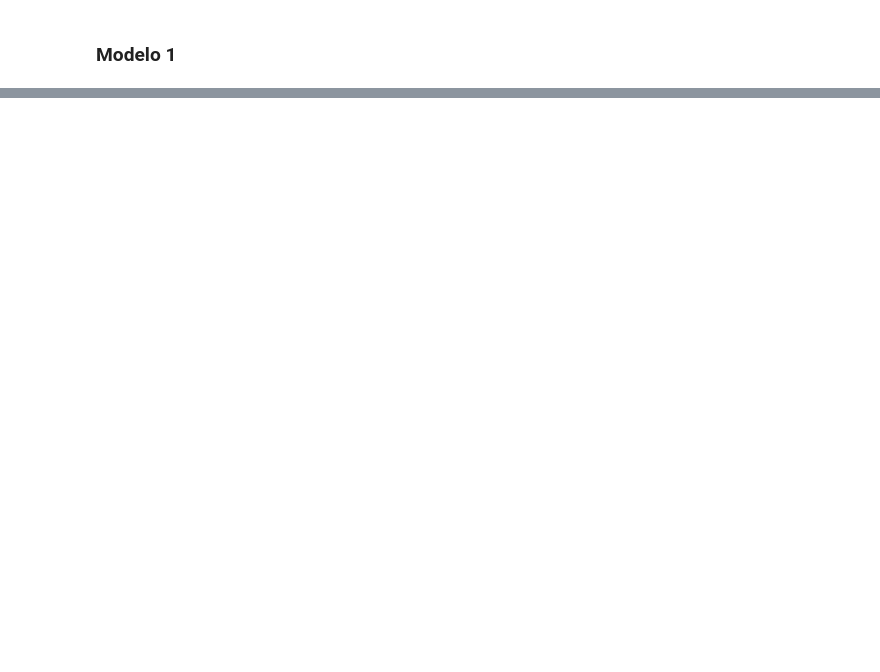
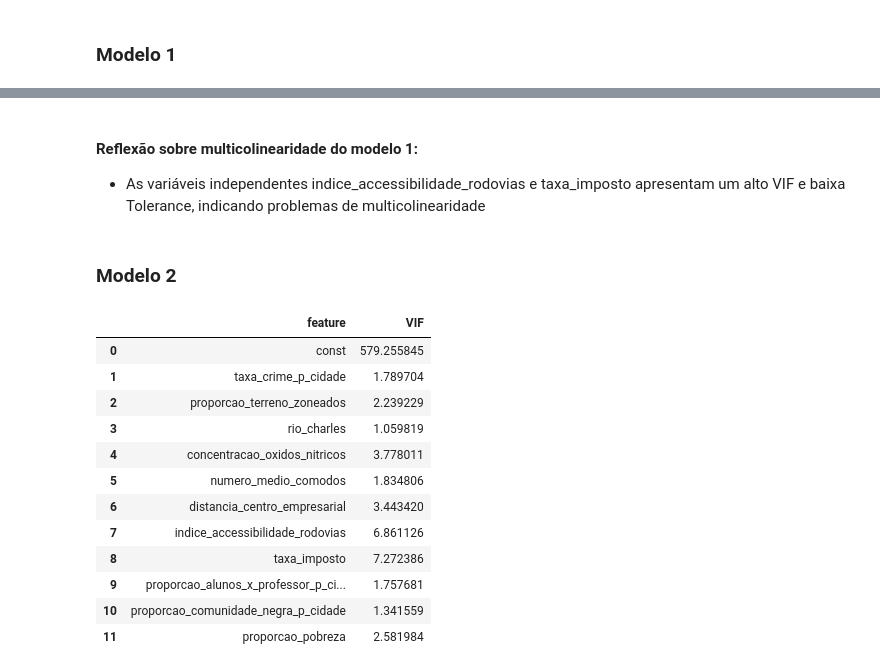
Before and after one commit to robson-quaresma/multiple-regression-housing-price, a Jupyter notebook: boston_housing_price.ipynb, the cells around one changed output, grey strips where cells are left out. Drawn from its saved outputs; the diff is of its cells as text; code cells hidden in the pictures; blank space fills up the shorter version.

```diff
--- a/boston_housing_price.ipynb
+++ b/boston_housing_price.ipynb
@@ -559,2 +562,9 @@ strong multicollinearity or other numerical problems.
+# %%
+def vif_calc(X, vif_df):
+    for i in range(len(X.columns)):
+        vif = variance_inflation_factor(X.values, i)
+        vif_df.loc[i, "VIF"] = vif
+
+    return vif_df
 # %% [markdown]
 ### Modelo 1
@@ -562,0 +600,5 @@ vif1 = pd.DataFrame()
+# %% [markdown]
+#### Reflexão sobre multicolinearidade do modelo 1:
+- As variáveis independentes indice_accessibilidade_rodovias e taxa_imposto apresentam um alto VIF e baixa Tolerance, indicando problemas de multicolinearidade
+# %% [markdown]
+### Modelo 2
@@ -562,0 +607,25 @@ vif1 = pd.DataFrame()
+# %%
+# VIF
+vif2 = pd.DataFrame()
+vif2['feature'] = X2.columns
+vif2 = vif_calc(X2, vif2)
+# %%
+# Tolerance
+vif2['tolerance'] = 1/vif2['VIF']
+# %%
+# Exibindo VIF e Tolerance para o modelo 2
+vif2
+# %% [output]
+|  | feature | VIF |
+| 0 | const | 579.255845 |
+| 1 | taxa_crime_p_cidade | 1.789704 |
+| 2 | proporcao_terreno_zoneados | 2.239229 |
+| 3 | rio_charles | 1.059819 |
+| 4 | concentracao_oxidos_nitricos | 3.778011 |
+| 5 | numero_medio_comodos | 1.834806 |
+| 6 | distancia_centro_empresarial | 3.443420 |
+| 7 | indice_accessibilidade_rodovias | 6.861126 |
+| 8 | taxa_imposto | 7.272386 |
+| 9 | proporcao_alunos_x_professor_p_ci... | 1.757681 |
+| 10 | proporcao_comunidade_negra_p_cidade | 1.341559 |
+| 11 | proporcao_pobreza | 2.581984 |
```
Also changed, not shown: parts of 7 cells of this notebook.
